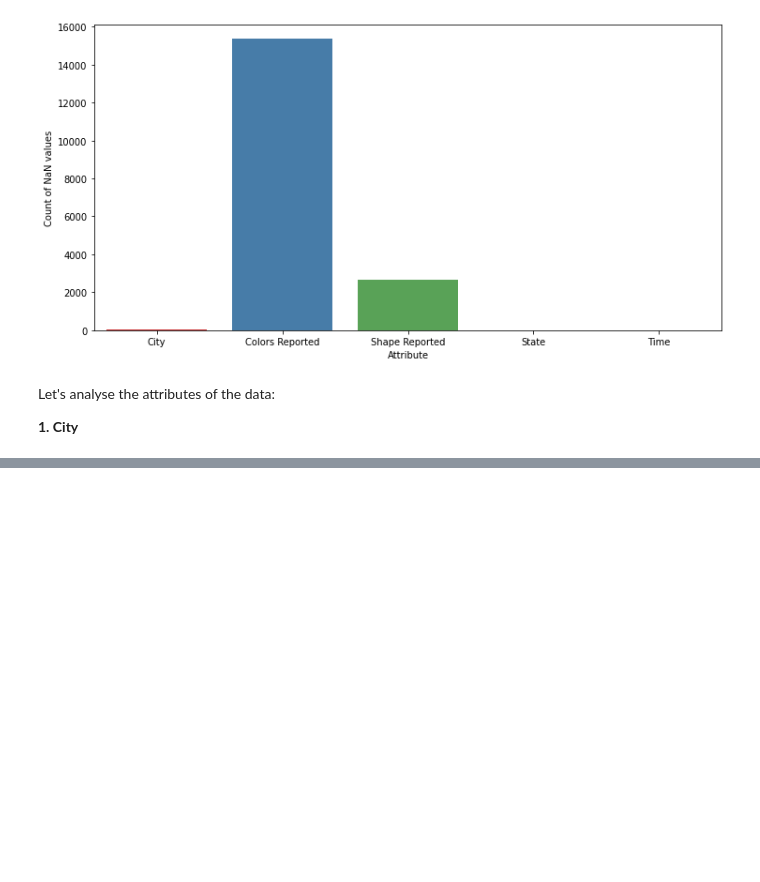
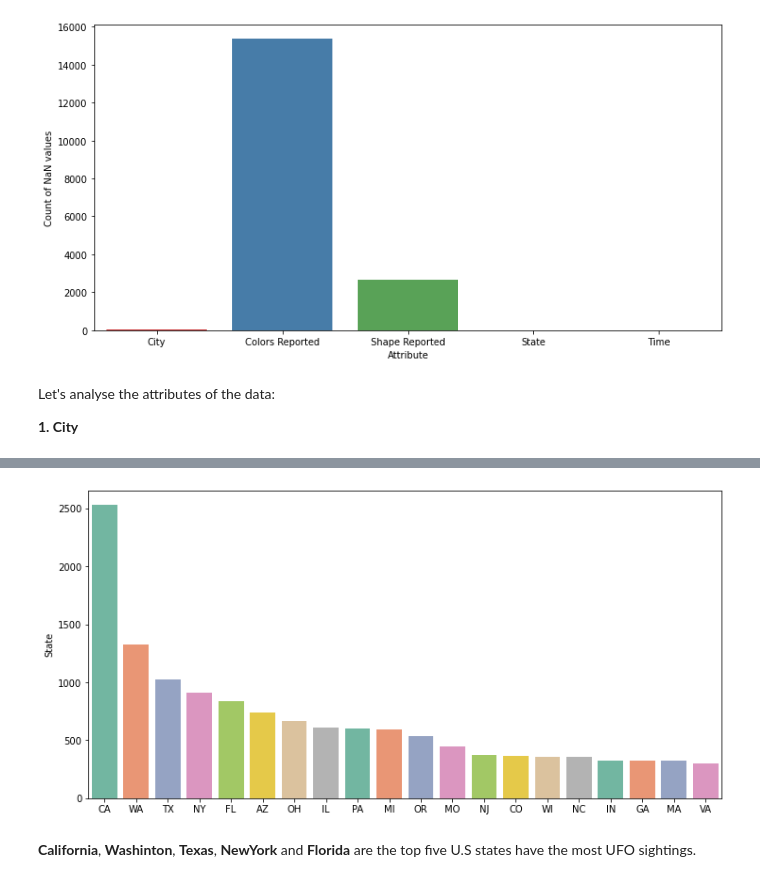
Before and after one commit to syamkakarla98/DataScience_Head_Start, a Jupyter notebook: UFO_Sightings.ipynb, the cells around one changed output, grey strips where cells are left out. Drawn from its saved outputs; the diff is of its cells as text; code cells hidden in the pictures; blank space fills up the shorter version.

```diff
--- a/UFO_Sightings.ipynb
+++ b/UFO_Sightings.ipynb
@@ -111,0 +174,3 @@ sns.countplot(y = 'Colors Reported', data=df, palette='Set2');
+# %%
+st = df.State.value_counts()
+st
@@ -111,0 +195,6 @@ sns.countplot(y = 'Colors Reported', data=df, palette='Set2');
+# %%
+sns.barplot(x = st[:20].index, y = st[:20], palette='Set2');
+# %% [output]
+[figure, added]
+# %% [markdown]
+**California**, **Washinton**, **Texas**, **NewYork** and **Florida** are the top five U.S states have the most UFO sightings.
```
Also changed, not shown: parts of 12 cells of this notebook.
